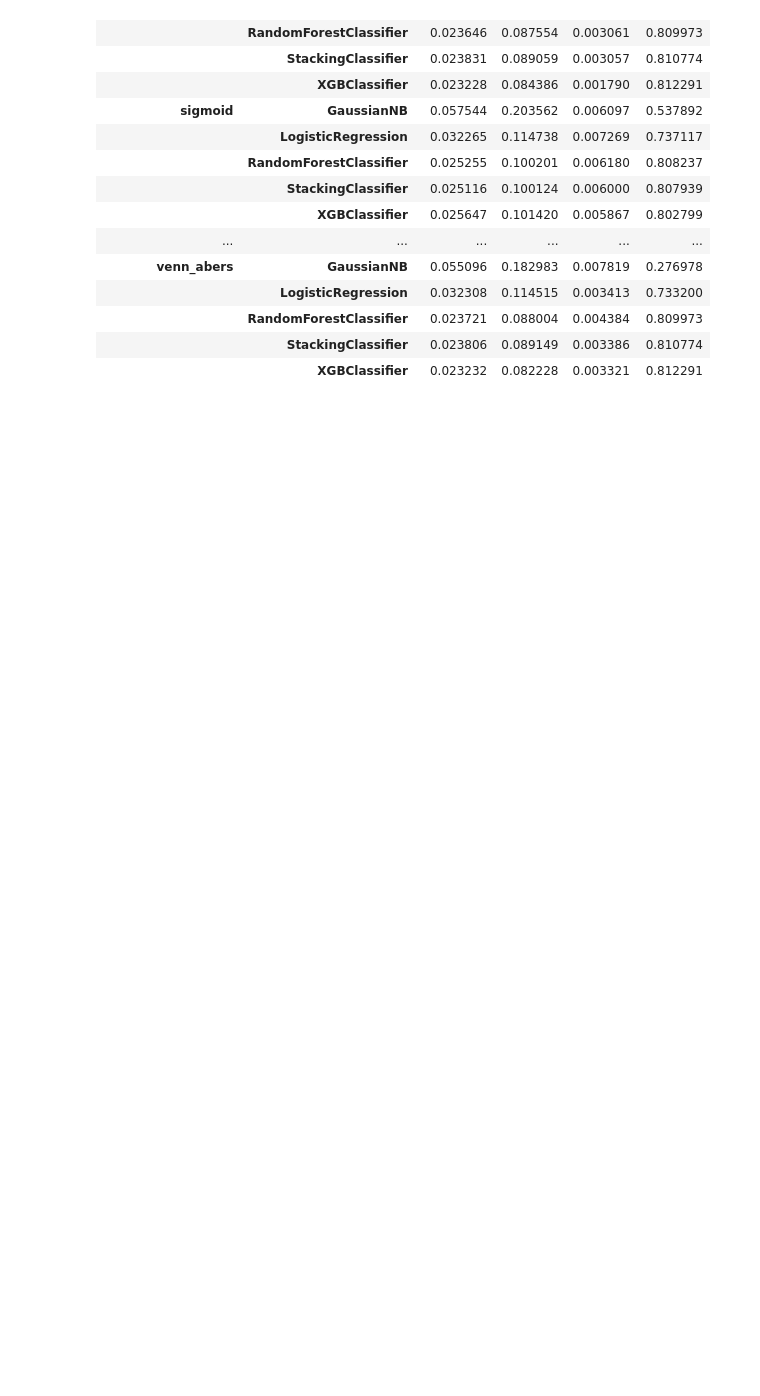
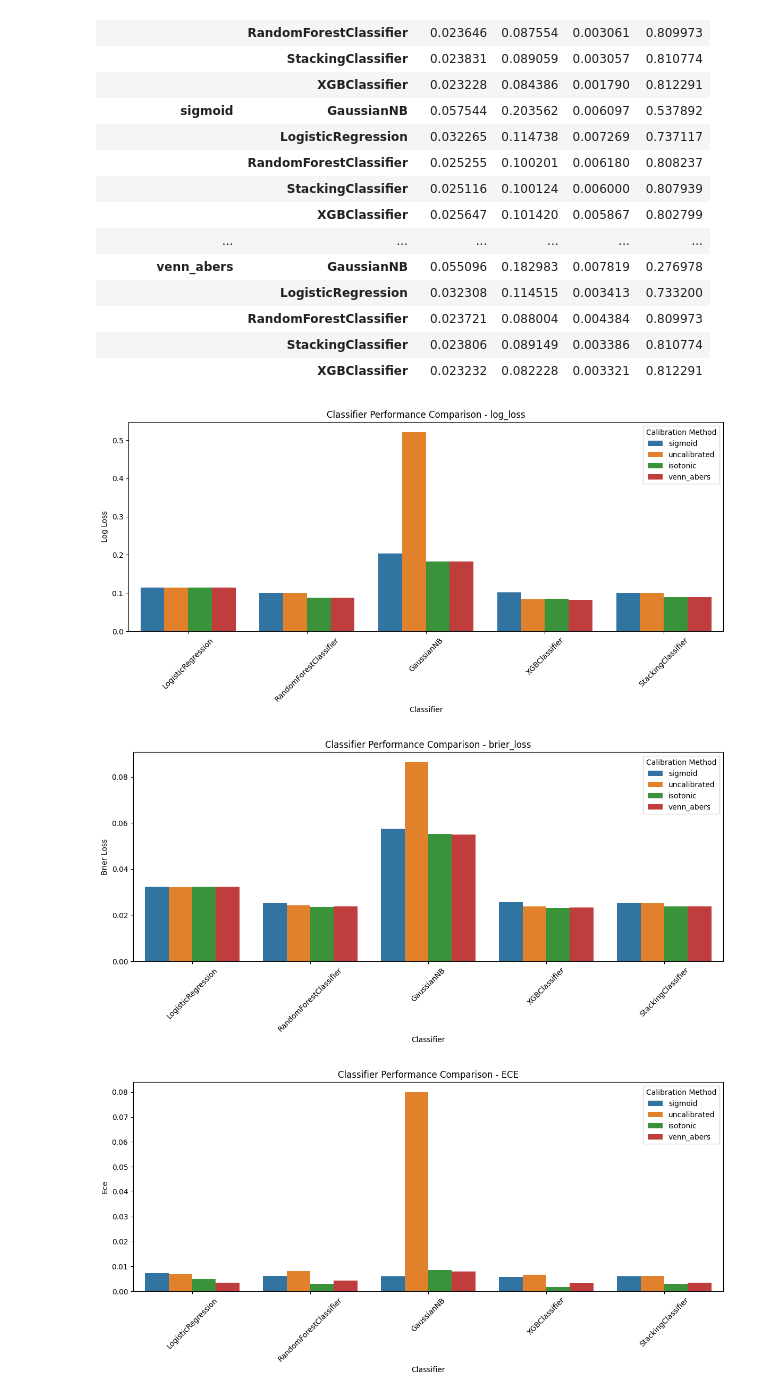
Before and after one commit to cmyguel/tru_ml_probability_calibration, a Jupyter notebook: Machine-Learning Project.ipynb, the cells around one changed output. Saved outputs shown, nothing was run; the diff lists cells and outputs as text; code cells hidden in the pictures; blank space fills up the shorter version.

Commit message:
metrics barchars

```diff
--- a/Machine-Learning Project.ipynb
+++ b/Machine-Learning Project.ipynb
@@ -476,3 +476,37 @@ df_metrics
 |  | RandomForestClassifier | 0.023721 | 0.088004 | 0.004384 | 0.809973 |
 |  | StackingClassifier | 0.023806 | 0.089149 | 0.003386 | 0.810774 |
 |  | XGBClassifier | 0.023232 | 0.082228 | 0.003321 | 0.812291 |
+# %%
+import seaborn as sns
+import matplotlib.pyplot as plt
+
+def plot_calibration_comparison(df, metric_list=['log_loss', 'brier_loss', 'ECE', 'F1_score']):
+    """
+    Plots grouped bar charts showing classifier performance per calibration method for each metric.
+
+    Parameters:
+        df (pd.DataFrame): Must contain columns: ['classifier', 'calibration_method', ...metrics]
+        metric_list (list of str): Metrics to plot separately.
+    """
+    for metric in metric_list:
+        plt.figure(figsize=(12, 6))
+        sns.barplot(
+            data=df,
+            x='classifier',
+            y=metric,
+            hue='calibration_method',
+            errorbar=None  # Optional: remove error bars
+        )
+        plt.title(f'Classifier Performance Comparison - {metric}')
+        plt.ylabel(metric.replace('_', ' ').title())
+        plt.xlabel('Classifier')
+        plt.xticks(rotation=45)
+        plt.legend(title='Calibration Method')
+        plt.tight_layout()
+        plt.show()
+# %%
+plot_calibration_comparison(pd.DataFrame(METRICS))
+# %% [output]
+[figure, added]
+[figure, added]
+[figure, added]
```
Also changed, not shown: parts of 1 cell of this notebook.
